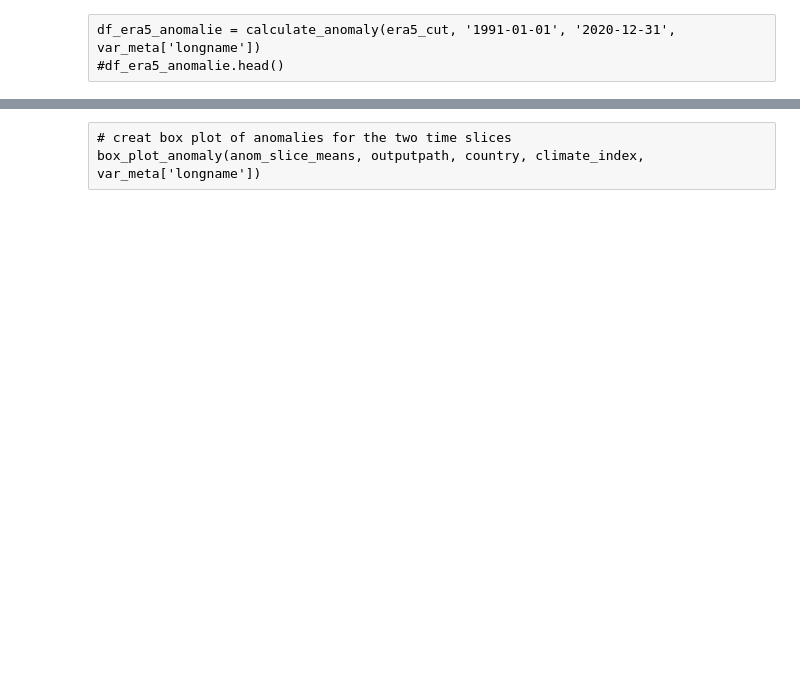
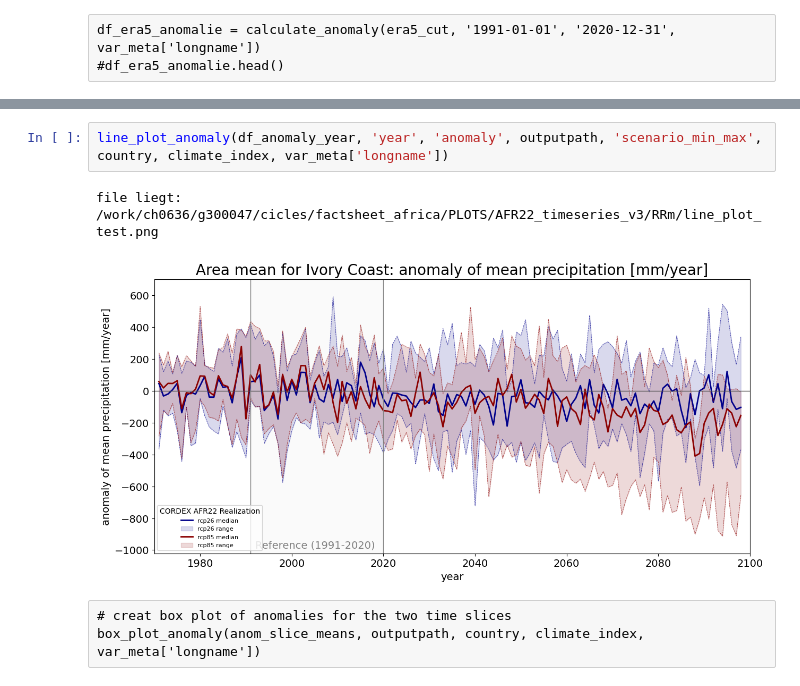
Before and after one commit to KatharinaBuelow/factsheet_africa, a Jupyter notebook: Notebooks/TIMESERIES/timeseries_TG_WASCAL.ipynb, the cells around one changed output, grey strips where cells are left out. Saved outputs shown, nothing was run; the diff lists cells and outputs as text; blank space fills up the shorter version.

```diff
--- a/Notebooks/TIMESERIES/timeseries_TG_WASCAL.ipynb
+++ b/Notebooks/TIMESERIES/timeseries_TG_WASCAL.ipynb
@@ -171,3 +186,8 @@ line_plot_anomaly(df_anomaly_year, 'year', 'anomaly', outputpath, 'scenario_min_
+# %%
+line_plot_anomaly(df_anomaly_year, 'year', 'anomaly', outputpath, 'scenario_min_max', country, climate_index, var_meta['longname'])
+# %% [output]
+file liegt:  /work/ch0636/g300047/cicles/factsheet_africa/PLOTS/AFR22_timeseries_v3/RRm/line_plot_test.png
+[figure, added]
 # %% [raw]
 # creat box plot of anomalies for the two time slices
 box_plot_anomaly(anom_slice_means, outputpath, country, climate_index, var_meta['longname'])
```
Also changed, not shown: parts of 18 cells of this notebook, 16 other files.
